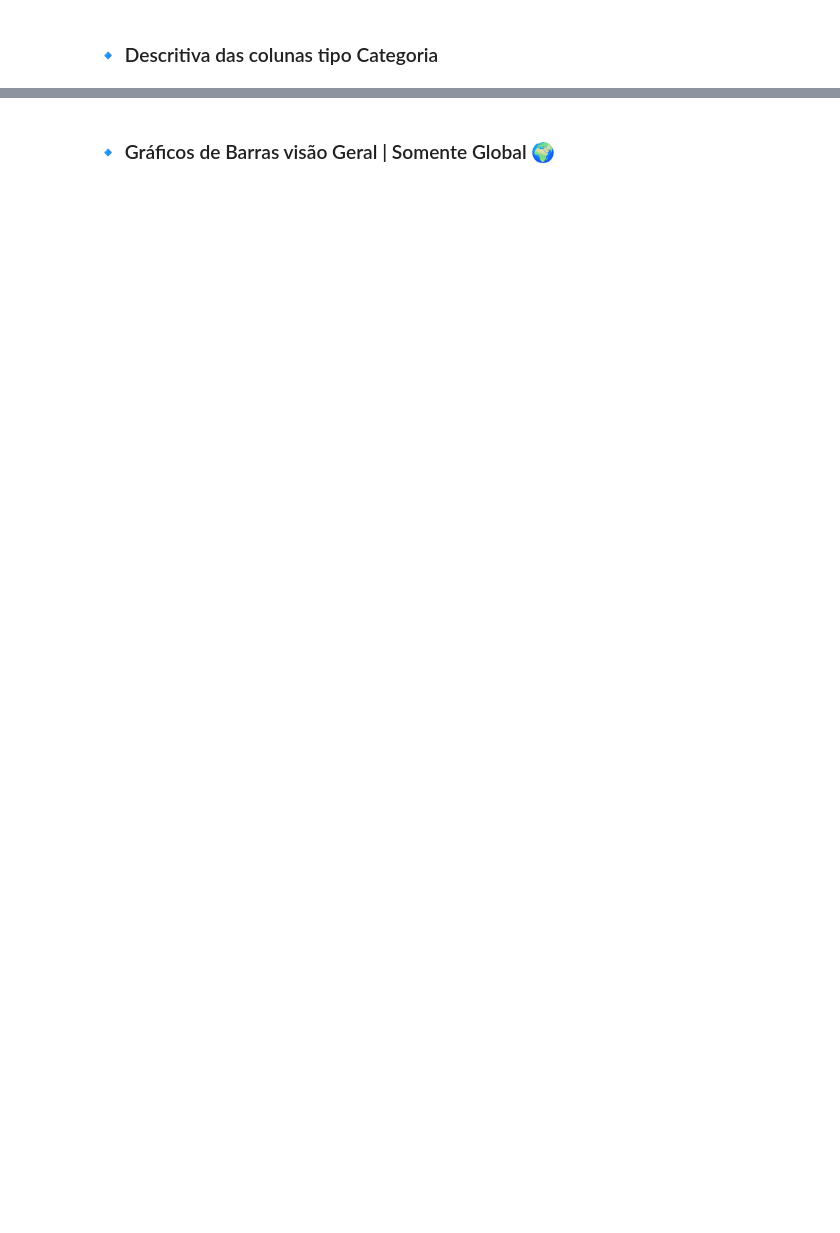
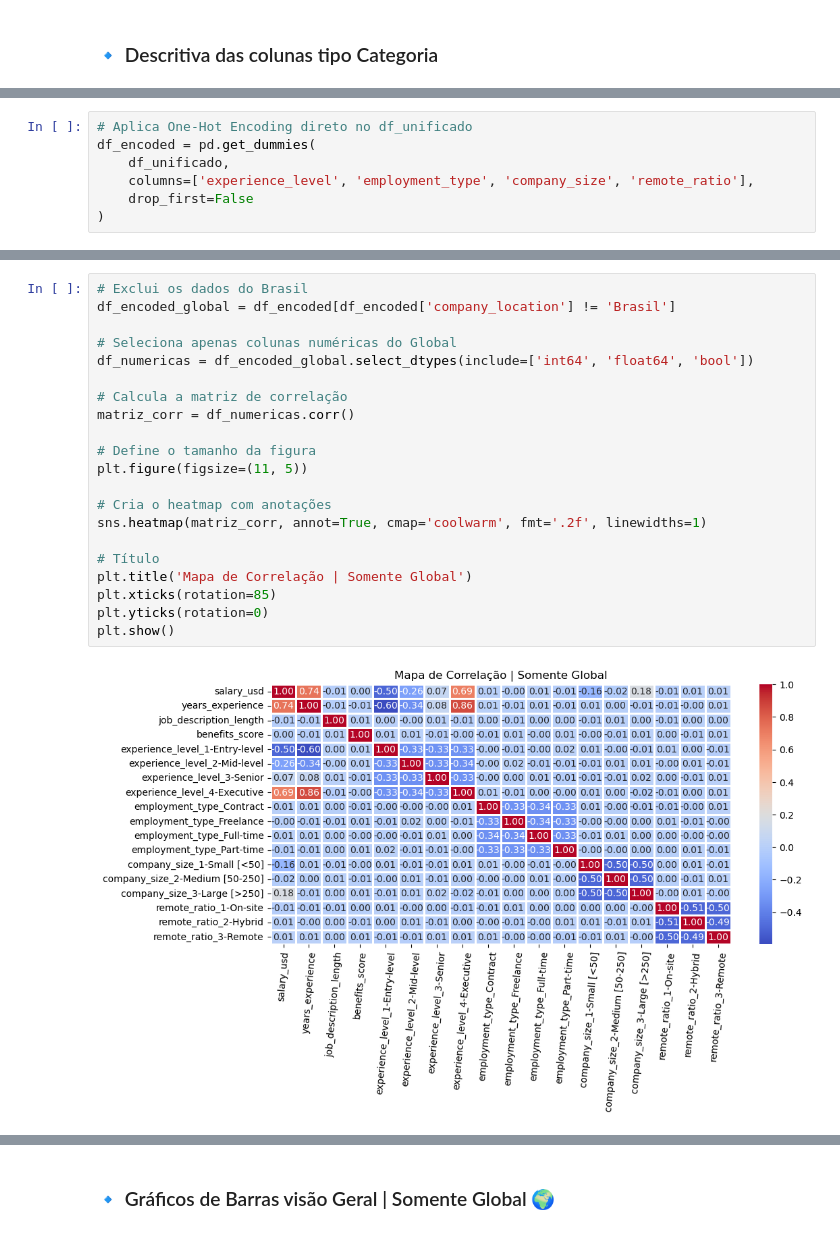
Before and after one commit to Cavalheiro93/mvp-data-analyst-global-ai-market, a Jupyter notebook: Projeto_MVP.ipynb, the cells around one changed output, grey strips where cells are left out. Cells and saved outputs as stored; diff of their text form; blank space fills up the shorter version.

```diff
--- a/Projeto_MVP.ipynb
+++ b/Projeto_MVP.ipynb
@@ -327,0 +447,7 @@ Resumo:
+# %%
+# Aplica One-Hot Encoding direto no df_unificado
+df_encoded = pd.get_dummies(
+    df_unificado,
+    columns=['experience_level', 'employment_type', 'company_size', 'remote_ratio'],
+    drop_first=False
+)
@@ -327,0 +459,23 @@ Resumo:
+# %%
+# Exclui os dados do Brasil
+df_encoded_global = df_encoded[df_encoded['company_location'] != 'Brasil']
+
+# Seleciona apenas colunas numéricas do Global
+df_numericas = df_encoded_global.select_dtypes(include=['int64', 'float64', 'bool'])
+
+# Calcula a matriz de correlação
+matriz_corr = df_numericas.corr()
+
+# Define o tamanho da figura
+plt.figure(figsize=(11, 5))
+
+# Cria o heatmap com anotações
+sns.heatmap(matriz_corr, annot=True, cmap='coolwarm', fmt='.2f', linewidths=1)
+
+# Título
+plt.title('Mapa de Correlação | Somente Global')
+plt.xticks(rotation=85)
+plt.yticks(rotation=0)
+plt.show()
+# %% [output]
+[figure, added]
```
Also changed, not shown: parts of 94 cells of this notebook.
